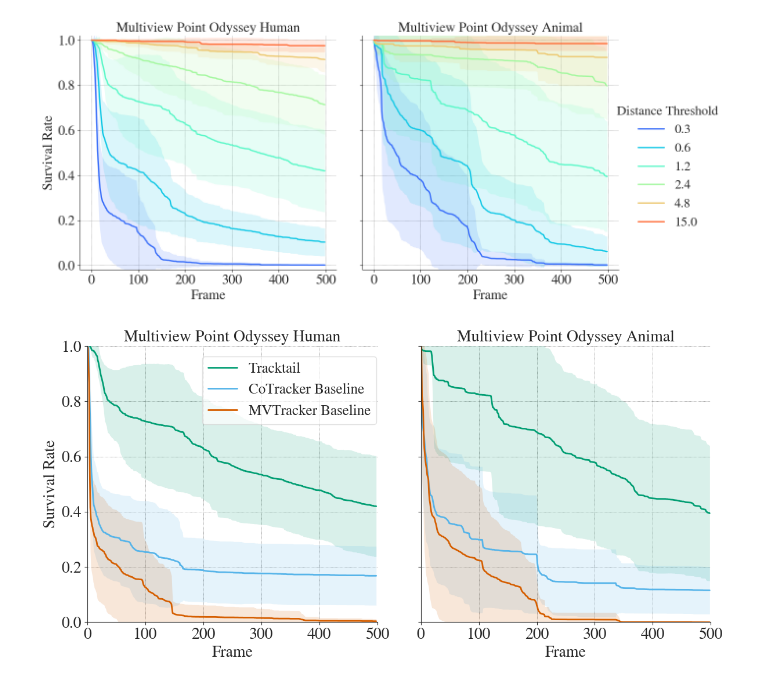
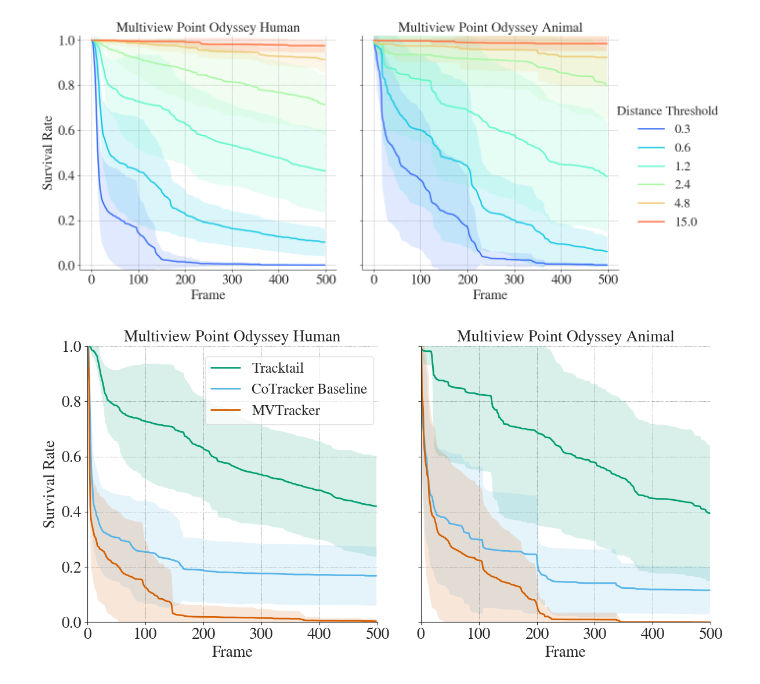
Before and after one commit to AI-HHMI/tracktail-paper, a Jupyter notebook: figure_survival.ipynb, the cells around one changed output. Cells and saved outputs as stored; diff of their text form; code cells hidden in the pictures.

Commit message:
update figures

```diff
--- a/figure_survival.ipynb
+++ b/figure_survival.ipynb
@@ -100,15 +100,15 @@ fig.savefig(os.path.join(outpath, 'po_survival_tracktail.pdf'), dpi=800, bbox_in
 #     'posetail_animal': 'Tracktail (Animal)',
 #     'cotracker_human': 'CoTracker Baseline (Human)',
 #     'cotracker_animal': 'CoTracker Baseline (Animal)',
-#     'mvtracker-4cams-duster_human': 'MVTracker Baseline (Human)',
-#     'mvtracker-4cams-duster_animal': 'MVTracker Baseline (Animal)',
+#     'mvtracker-4cams-duster_human': 'MVTracker (Human)',
+#     'mvtracker-4cams-duster_animal': 'MVTracker (Animal)',
 # }
 
 
 label_dict = {
     'posetail-4cams': 'Tracktail',
     'cotracker-4cams': 'CoTracker Baseline',
-    'mvtracker-4cams-duster': 'MVTracker Baseline',
+    'mvtracker-4cams-duster': 'MVTracker',
 }
 
 # sns.set_style('ticks')
@@ -199,34 +199,34 @@ for i, (ax, dataset) in enumerate(zip(axs, datasets)):
     ax.set_xlim([0, 500])
     ax.set_ylim([0, 1])
 
 # single shared legend outside the subplots
 handles, labels = ax.get_legend_handles_labels()
 labels = [label_dict[label] for label in labels]
 
 seen = {}
 for h, l in zip(handles, labels):
     if l not in seen:
         seen[l] = h
 
 fig.legend(seen.values(), seen.keys(),
         loc='upper center',
         bbox_to_anchor = (0.365, 0.92),
         framealpha = 0.7,
         facecolor = 'white',
         edgecolor = 'lightgray',
         fontsize = fs - 2)
 
 plt.tight_layout()
 plt.subplots_adjust(wspace = 0.15)
 sns.despine()
 
 outdir = os.path.dirname(outpath)
 if outdir:
     os.makedirs(outdir, exist_ok=True)
 
 fig.savefig(os.path.join(outpath, f'po_survival_comparison_{thresh}.pdf'), dpi=800, bbox_inches='tight')
 # %% [output]
-[figure, old version]
+[figure, new version]
 # %%
 # # surival rate comparison on mv po for various methods
 
```
Also changed, not shown: parts of 1 cell of this notebook, 3 other files.
